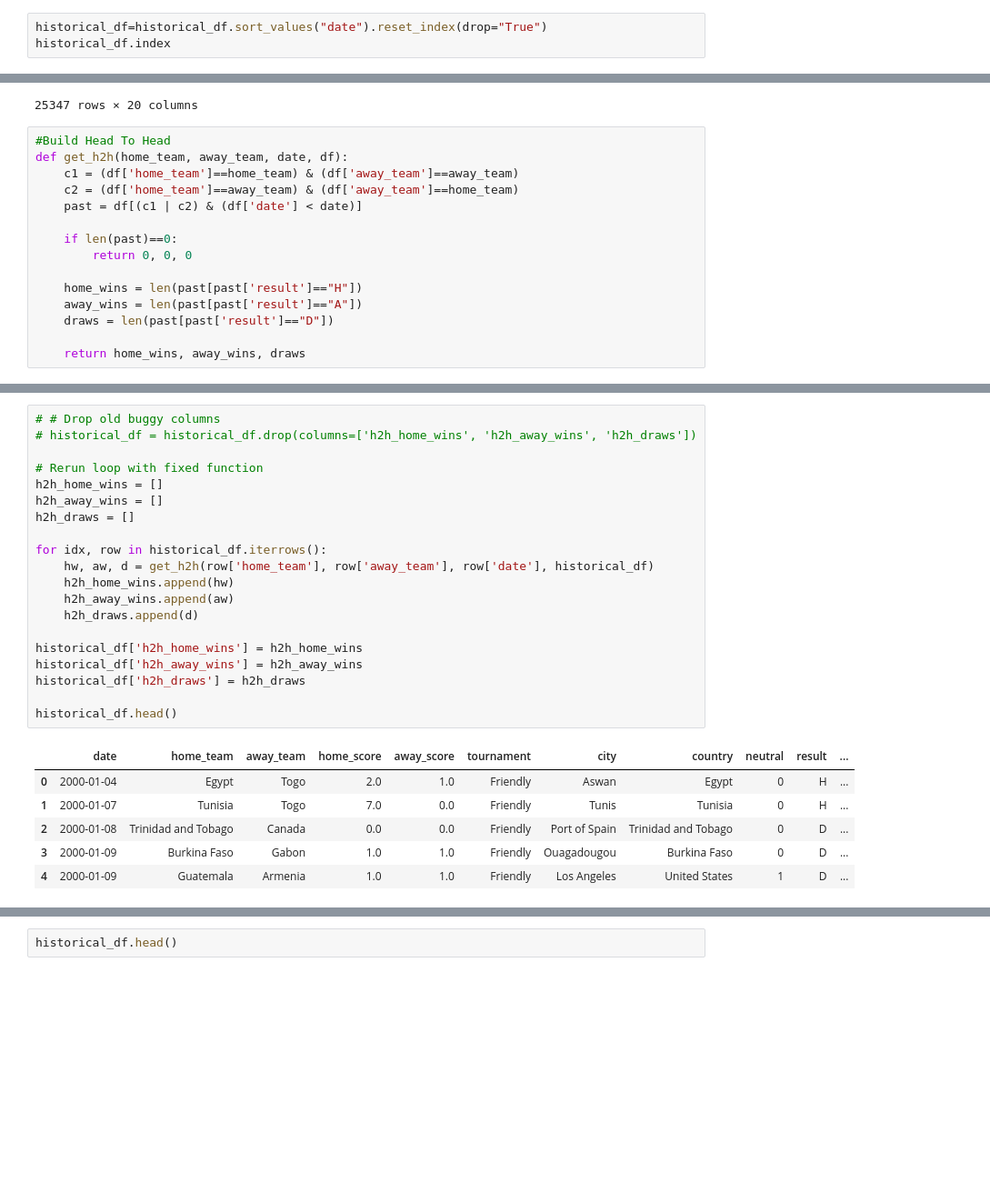
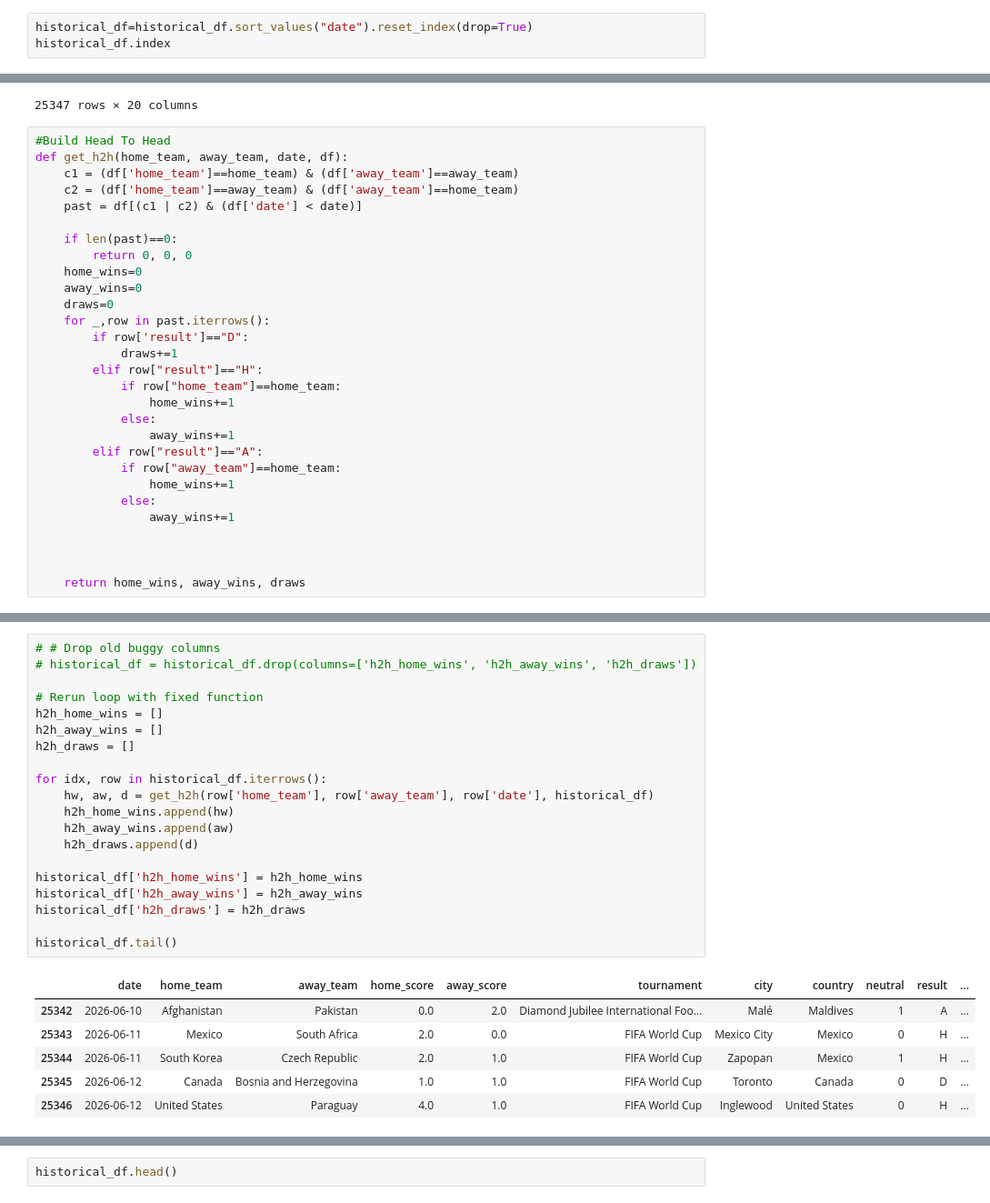
Before and after one commit to maanaz/World_cup_prediction_model, a Jupyter notebook: International football results/main.ipynb, the cells around one changed output, grey strips where cells are left out. Shown at 91% size. Saved outputs shown, nothing was run; the diff lists cells and outputs as text; blank space fills up the shorter version.

```diff
--- a/International football results/main.ipynb
+++ b/International football results/main.ipynb
@@ -141,7 +141,7 @@ print(upcoming_df.shape)
 (25347, 13)
 (68, 13)
 # %%
-historical_df=historical_df.sort_values("date").reset_index(drop="True")
+historical_df=historical_df.sort_values("date").reset_index(drop=True)
 historical_df.index
 # %% [output]
 RangeIndex(start=0, stop=25347, step=1)
@@ -291,10 +291,24 @@ def get_h2h(home_team, away_team, date, df):
 
     if len(past)==0:
         return 0, 0, 0
+    home_wins=0
+    away_wins=0
+    draws=0
+    for _,row in past.iterrows():
+        if row['result']=="D":
+            draws+=1
+        elif row["result"]=="H":
+            if row["home_team"]==home_team:
+                home_wins+=1
+            else:
+                away_wins+=1
+        elif row["result"]=="A":
+            if row["away_team"]==home_team:
+                home_wins+=1
+            else:
+                away_wins+=1
 
-    home_wins = len(past[past['result']=="H"])
-    away_wins = len(past[past['result']=="A"])
-    draws = len(past[past['result']=="D"])
+
 
     return home_wins, away_wins, draws
 # %%
@@ -309,28 +323,28 @@ Draws: 5
 # %%
 # # Drop old buggy columns
 # historical_df = historical_df.drop(columns=['h2h_home_wins', 'h2h_away_wins', 'h2h_draws'])
 
 # Rerun loop with fixed function
 h2h_home_wins = []
 h2h_away_wins = []
 h2h_draws = []
 
 for idx, row in historical_df.iterrows():
     hw, aw, d = get_h2h(row['home_team'], row['away_team'], row['date'], historical_df)
     h2h_home_wins.append(hw)
     h2h_away_wins.append(aw)
     h2h_draws.append(d)
 
 historical_df['h2h_home_wins'] = h2h_home_wins
 historical_df['h2h_away_wins'] = h2h_away_wins
 historical_df['h2h_draws'] = h2h_draws
 
-historical_df.head()
+historical_df.tail()
 # %% [output]
 |  | date | home_team | away_team | home_score | away_score | tournament | city | country | neutral | result | ... |
-| 0 | 2000-01-04 | Egypt | Togo | 2.0 | 1.0 | Friendly | Aswan | Egypt | 0 | H | ... |
-| 1 | 2000-01-07 | Tunisia | Togo | 7.0 | 0.0 | Friendly | Tunis | Tunisia | 0 | H | ... |
-| 2 | 2000-01-08 | Trinidad and Tobago | Canada | 0.0 | 0.0 | Friendly | Port of Spain | Trinidad and Tobago | 0 | D | ... |
-| 3 | 2000-01-09 | Burkina Faso | Gabon | 1.0 | 1.0 | Friendly | Ouagadougou | Burkina Faso | 0 | D | ... |
-| 4 | 2000-01-09 | Guatemala | Armenia | 1.0 | 1.0 | Friendly | Los Angeles | United States | 1 | D | ... |
+| 25342 | 2026-06-10 | Afghanistan | Pakistan | 0.0 | 2.0 | Diamond Jubilee International Foo... | Malé | Maldives | 1 | A | ... |
+| 25343 | 2026-06-11 | Mexico | South Africa | 2.0 | 0.0 | FIFA World Cup | Mexico City | Mexico | 0 | H | ... |
+| 25344 | 2026-06-11 | South Korea | Czech Republic | 2.0 | 1.0 | FIFA World Cup | Zapopan | Mexico | 1 | H | ... |
+| 25345 | 2026-06-12 | Canada | Bosnia and Herzegovina | 1.0 | 1.0 | FIFA World Cup | Toronto | Canada | 0 | D | ... |
+| 25346 | 2026-06-12 | United States | Paraguay | 4.0 | 1.0 | FIFA World Cup | Inglewood | United States | 0 | H | ... |
 5 rows × 23 columns
```
Also changed, not shown: parts of 11 cells of this notebook.
